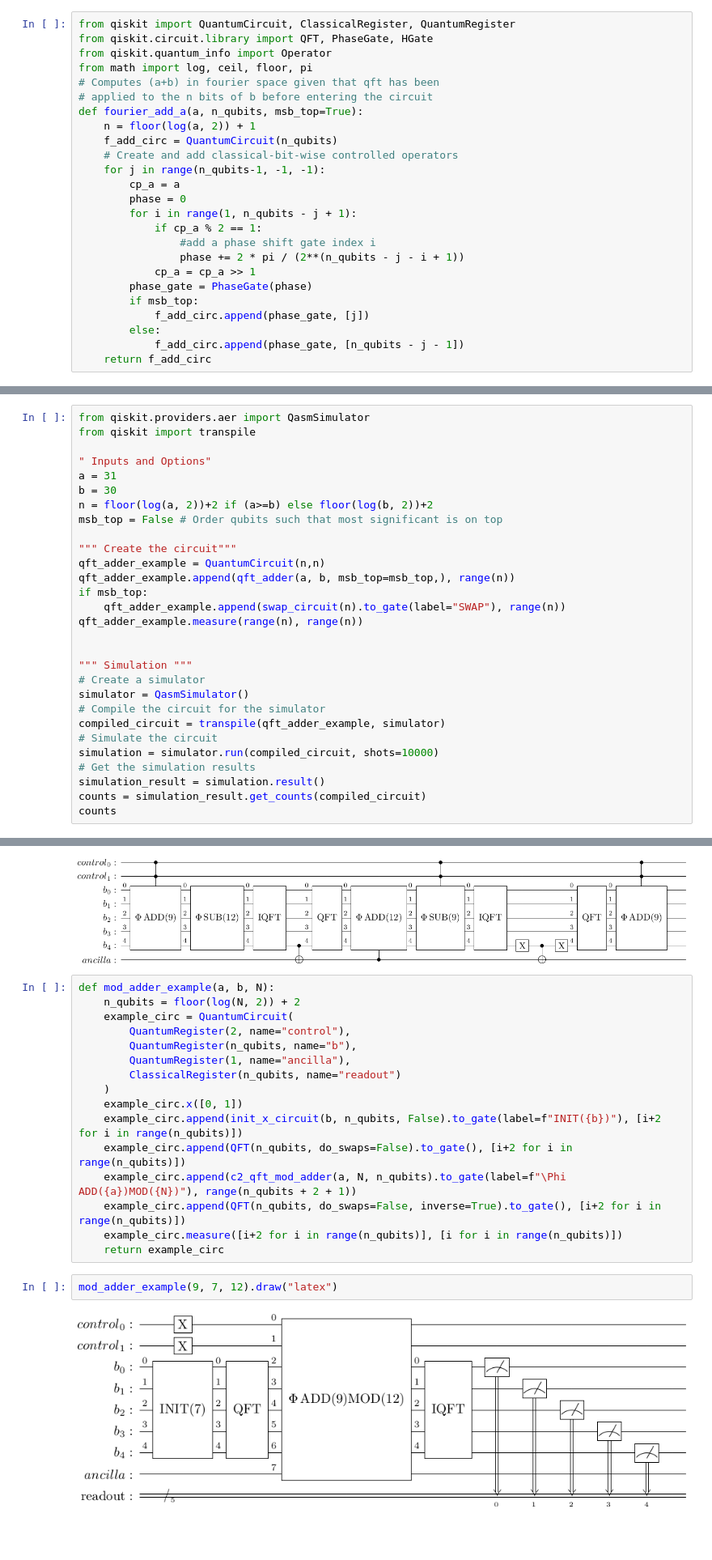
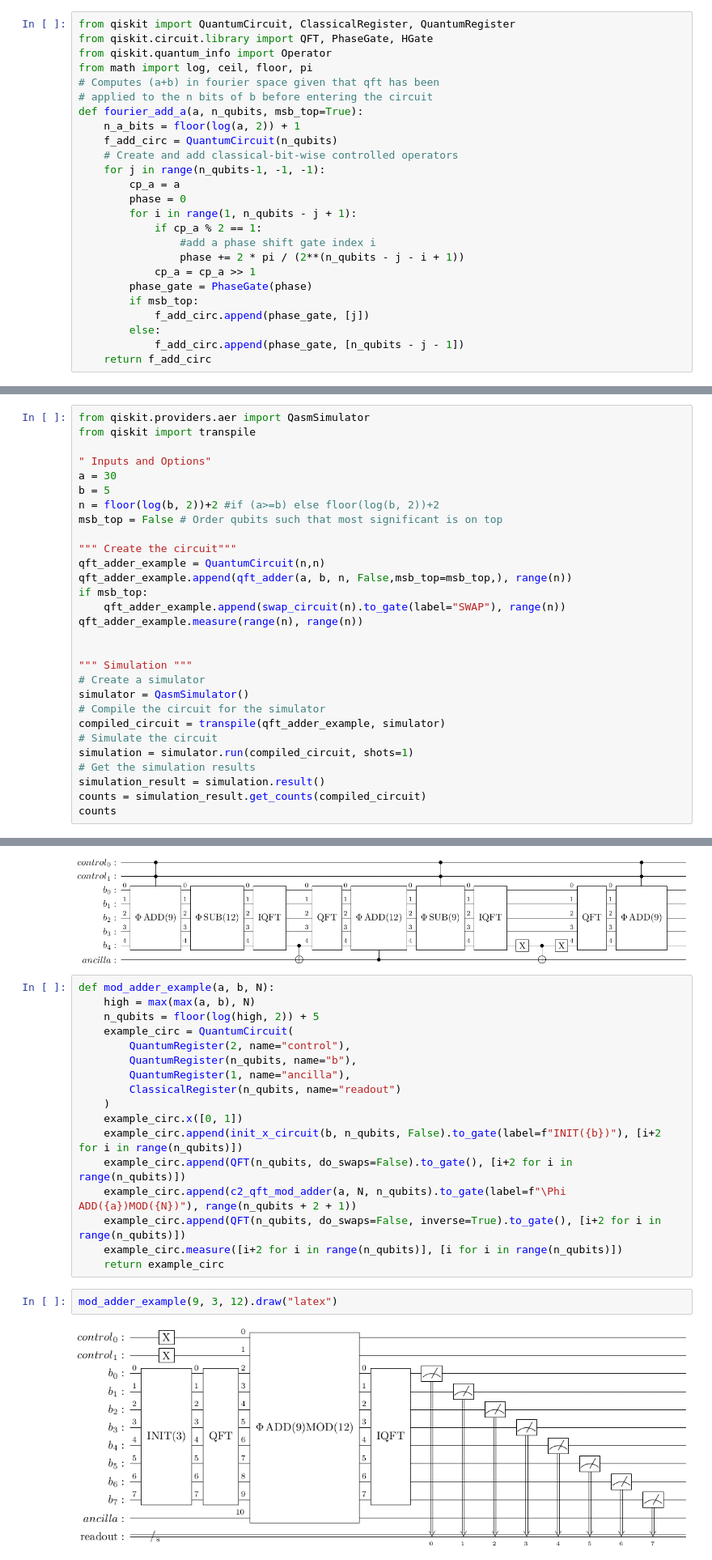
Before and after one commit to Treks2448/shors-algorithm, a Jupyter notebook: modulo-adder.ipynb, the cells around one changed output, grey strips where cells are left out. Shown at 81% size. Drawn from its saved outputs; the diff is of its cells as text; blank space fills up the shorter version.

```diff
--- a/modulo-adder.ipynb
+++ b/modulo-adder.ipynb
@@ -6,7 +6,7 @@ from math import log, ceil, floor, pi
 # Computes (a+b) in fourier space given that qft has been
 # applied to the n bits of b before entering the circuit
 def fourier_add_a(a, n_qubits, msb_top=True):
-    n = floor(log(a, 2)) + 1
+    n_a_bits = floor(log(a, 2)) + 1
     f_add_circ = QuantumCircuit(n_qubits)
     # Create and add classical-bit-wise controlled operators
     for j in range(n_qubits-1, -1, -1):
@@ -85,14 +83,14 @@ from qiskit.providers.aer import QasmSimulator
 from qiskit import transpile
 
 " Inputs and Options"
-a = 31
-b = 30
-n = floor(log(a, 2))+2 if (a>=b) else floor(log(b, 2))+2
+a = 30
+b = 5
+n = floor(log(b, 2))+2 #if (a>=b) else floor(log(b, 2))+2
 msb_top = False # Order qubits such that most significant is on top
 
 """ Create the circuit"""
 qft_adder_example = QuantumCircuit(n,n)
-qft_adder_example.append(qft_adder(a, b, msb_top=msb_top,), range(n))
+qft_adder_example.append(qft_adder(a, b, n, False,msb_top=msb_top,), range(n))
 if msb_top:
     qft_adder_example.append(swap_circuit(n).to_gate(label="SWAP"), range(n))
 qft_adder_example.measure(range(n), range(n))
@@ -104,7 +102,7 @@ simulator = QasmSimulator()
 # Compile the circuit for the simulator
 compiled_circuit = transpile(qft_adder_example, simulator)
 # Simulate the circuit
-simulation = simulator.run(compiled_circuit, shots=10000)
+simulation = simulator.run(compiled_circuit, shots=1)
 # Get the simulation results
 simulation_result = simulation.result()
 counts = simulation_result.get_counts(compiled_circuit)
@@ -153,7 +149,8 @@ c2_qft_mod_adder(a, N, n).draw("latex")
 [figure]
 # %%
 def mod_adder_example(a, b, N):
-    n_qubits = floor(log(N, 2)) + 2
+    high = max(max(a, b), N)
+    n_qubits = floor(log(high, 2)) + 5
     example_circ = QuantumCircuit(
         QuantumRegister(2, name="control"),
         QuantumRegister(n_qubits, name="b"),
@@ -168,9 +165,9 @@ def mod_adder_example(a, b, N):
     example_circ.measure([i+2 for i in range(n_qubits)], [i for i in range(n_qubits)])
     return example_circ
 # %%
-mod_adder_example(9, 7, 12).draw("latex")
+mod_adder_example(9, 3, 12).draw("latex")
 # %% [output]
-[figure, old version]
+[figure, new version]
 # %%
 from qiskit.providers.aer import QasmSimulator
 from qiskit import transpile
```
Also changed, not shown: parts of 5 cells of this notebook, 2 other files.
